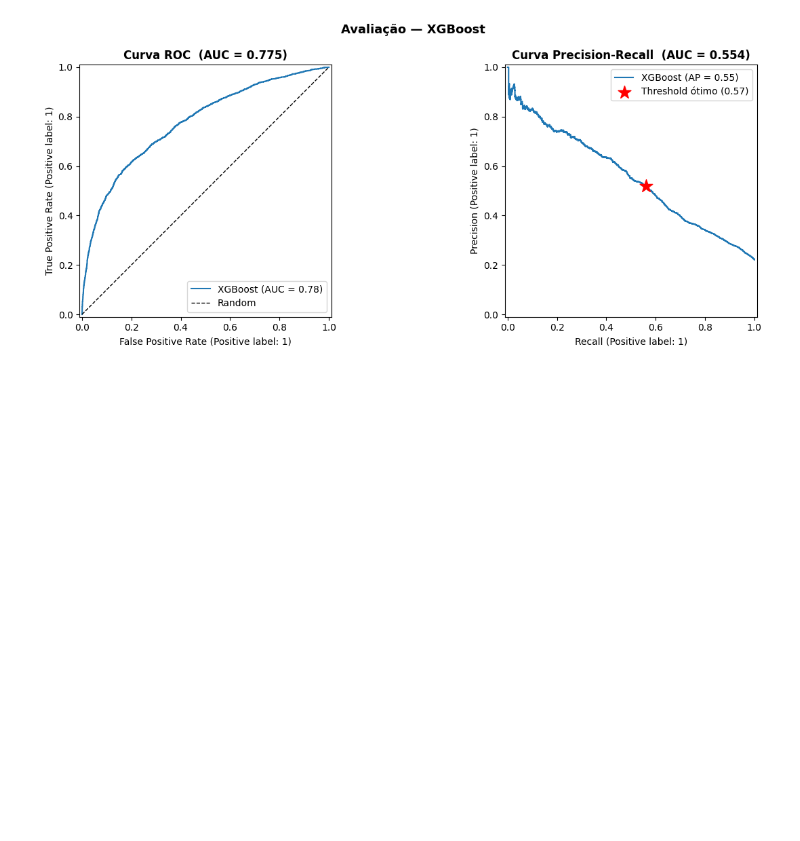
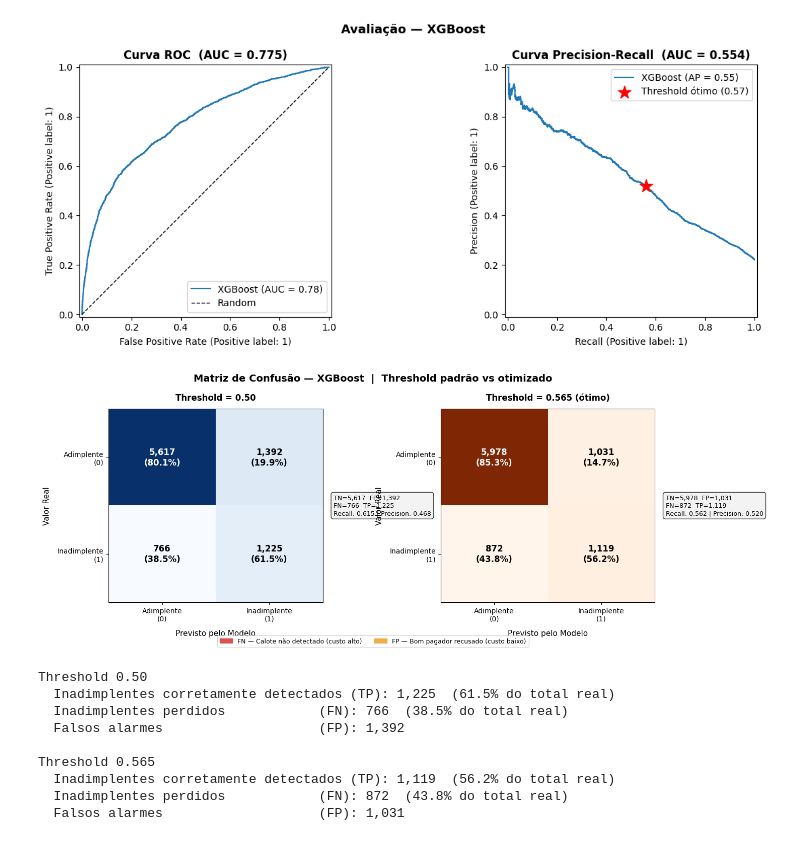
Before and after one commit to ASFischer/credit_risk, a Jupyter notebook: notebooks/modeling.ipynb, the cells around one changed output. Saved outputs shown, nothing was run; the diff lists cells and outputs as text; code cells hidden in the pictures; blank space fills up the shorter version.

```diff
--- a/notebooks/modeling.ipynb
+++ b/notebooks/modeling.ipynb
@@ -171,3 +188,83 @@ plt.savefig('../plots/lr_evaluation.png', bbox_inches='tight')
 plt.show()
 # %% [output]
 [figure]
+# %%
+from sklearn.metrics import confusion_matrix, ConfusionMatrixDisplay
+import matplotlib.pyplot as plt
+import matplotlib.patches as mpatches
+import numpy as np
+
+def plot_confusion(y_true, y_pred, threshold, ax, cmap='Blues'):
+    cm = confusion_matrix(y_true, y_pred)
+    labels = ['Adimplente\n(0)', 'Inadimplente\n(1)']
+
+    # Normalizada (%) para mostrar dentro das células
+    cm_pct = cm.astype(float) / cm.sum(axis=1, keepdims=True) * 100
+
+    im = ax.imshow(cm, interpolation='nearest', cmap=cmap, aspect='auto')
+
+    # Anotações: valor absoluto + percentual
+    thresh = cm.max() / 2
+    for i in range(2):
+        for j in range(2):
+            color = 'white' if cm[i, j] > thresh else 'black'
+            ax.text(j, i,
+                    f'{cm[i, j]:,}\n({cm_pct[i, j]:.1f}%)',
+                    ha='center', va='center',
+                    fontsize=12, fontweight='bold', color=color)
+
+    ax.set_xticks([0, 1]); ax.set_yticks([0, 1])
+    ax.set_xticklabels(labels, fontsize=10)
+    ax.set_yticklabels(labels, fontsize=10)
+    ax.set_xlabel('Previsto pelo Modelo', fontsize=11, labelpad=10)
+    ax.set_ylabel('Valor Real',           fontsize=11, labelpad=10)
+    ax.set_title(f'Threshold = {threshold}', fontsize=12, fontweight='bold', pad=12)
+
+    # Legenda das células
+    tn, fp, fn, tp = cm.ravel()
+    info = (f'TN={tn:,}  FP={fp:,}\nFN={fn:,}  TP={tp:,}\n'
+            f'Recall: {tp/(tp+fn):.3f} | Precision: {tp/(tp+fp):.3f}')
+    ax.text(1.05, 0.5, info, transform=ax.transAxes,
+            fontsize=9, va='center', ha='left',
+            bbox=dict(boxstyle='round,pad=0.4', facecolor='#f0f0f0', alpha=0.8))
+
+    return im
+
+# ── Figura com dois painéis ──────────────────────────────────────────────────
+fig, axes = plt.subplots(1, 2, figsize=(14, 5))
+fig.subplots_adjust(wspace=0.55)
+
+plot_confusion(y_test, y_pred_default, threshold='0.50',         ax=axes[0], cmap='Blues')
+plot_confusion(y_test, y_pred_tuned,   threshold=f'{best_thr:.3f} (ótimo)', ax=axes[1], cmap='Oranges')
+
+# Legenda de cores de erro
+patch_fn = mpatches.Patch(color='#d9534f', label='FN — Calote não detectado (custo alto)')
+patch_fp = mpatches.Patch(color='#f0ad4e', label='FP — Bom pagador recusado (custo baixo)')
+fig.legend(handles=[patch_fn, patch_fp], loc='lower center',
+           ncol=2, fontsize=9, framealpha=0.8,
+           bbox_to_anchor=(0.5, -0.08))
+
+fig.suptitle('Matriz de Confusão — XGBoost  |  Threshold padrão vs otimizado',
+             fontsize=14, fontweight='bold', y=1.02)
+
+plt.savefig('../plots/confusion_matrix.png', bbox_inches='tight')
+plt.show()
+
+# ── Resumo interpretativo ────────────────────────────────────────────────────
+for label, pred in [('Threshold 0.50', y_pred_default), (f'Threshold {best_thr:.3f}', y_pred_tuned)]:
+    tn, fp, fn, tp = confusion_matrix(y_test, pred).ravel()
+    print(f'\n{label}')
+    print(f'  Inadimplentes corretamente detectados (TP): {tp:,}  ({tp/(tp+fn)*100:.1f}% do total real)')
+    print(f'  Inadimplentes perdidos            (FN): {fn:,}  ({fn/(tp+fn)*100:.1f}% do total real)')
+    print(f'  Falsos alarmes                    (FP): {fp:,}')
+# %% [output]
+[figure, added]
+Threshold 0.50
+  Inadimplentes corretamente detectados (TP): 1,225  (61.5% do total real)
+  Inadimplentes perdidos            (FN): 766  (38.5% do total real)
+  Falsos alarmes                    (FP): 1,392
+
+Threshold 0.565
+  Inadimplentes corretamente detectados (TP): 1,119  (56.2% do total real)
+  Inadimplentes perdidos            (FN): 872  (43.8% do total real)
+  Falsos alarmes                    (FP): 1,031
```
Also changed, not shown: parts of 2 cells of this notebook, 2 other files.
